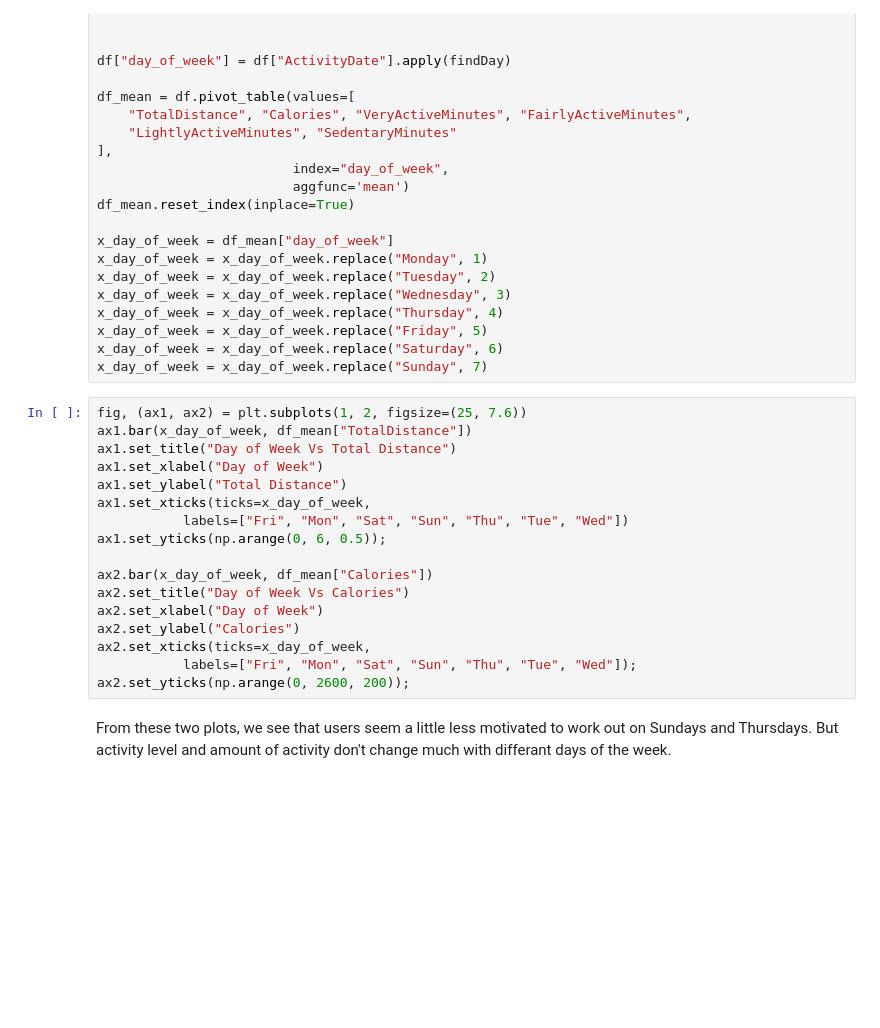
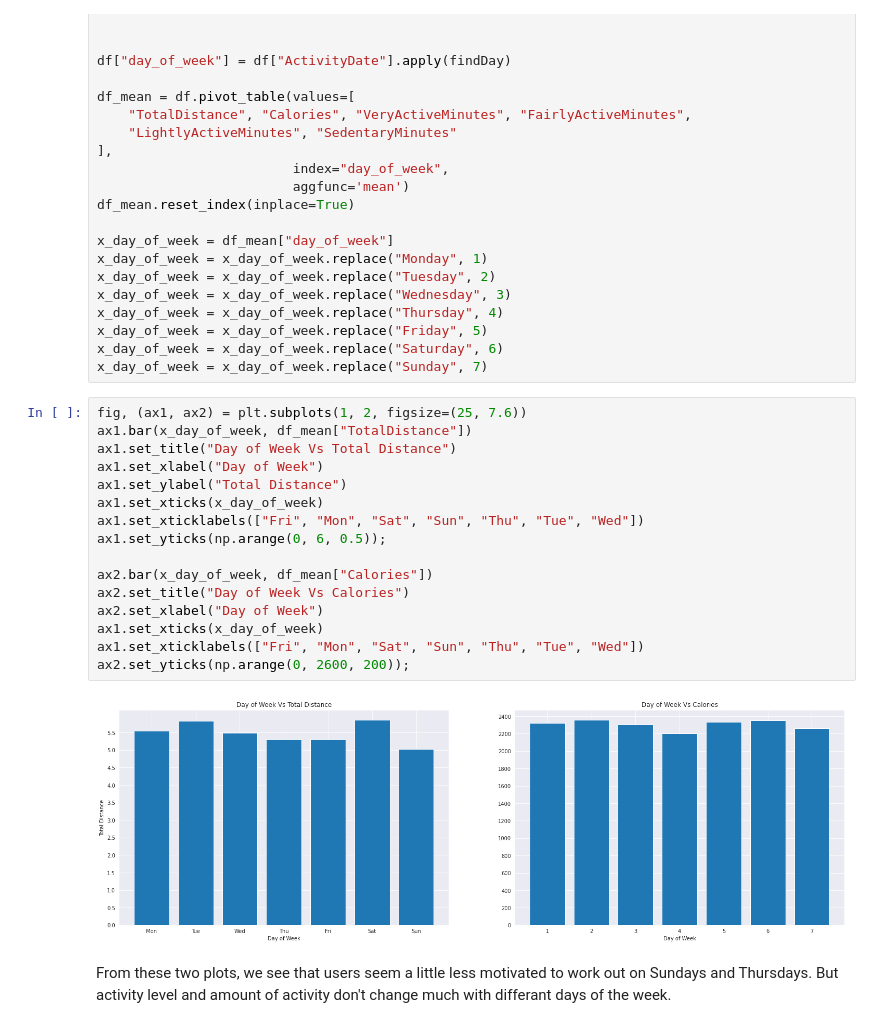
Before and after one commit to onderakacik/FitbitAnalysis, a Jupyter notebook: Final_Project.ipynb, the cells around one changed output. Drawn from its saved outputs; the diff is of its cells as text; blank space fills up the shorter version.

```diff
--- a/Final_Project.ipynb
+++ b/Final_Project.ipynb
@@ -604,20 +730,21 @@ x_day_of_week = x_day_of_week.replace("Sunday", 7)
 # %%
 fig, (ax1, ax2) = plt.subplots(1, 2, figsize=(25, 7.6))
 ax1.bar(x_day_of_week, df_mean["TotalDistance"])
 ax1.set_title("Day of Week Vs Total Distance")
 ax1.set_xlabel("Day of Week")
 ax1.set_ylabel("Total Distance")
-ax1.set_xticks(ticks=x_day_of_week,
-           labels=["Fri", "Mon", "Sat", "Sun", "Thu", "Tue", "Wed"])
+ax1.set_xticks(x_day_of_week)
+ax1.set_xticklabels(["Fri", "Mon", "Sat", "Sun", "Thu", "Tue", "Wed"])
 ax1.set_yticks(np.arange(0, 6, 0.5));
 
 ax2.bar(x_day_of_week, df_mean["Calories"])
 ax2.set_title("Day of Week Vs Calories")
 ax2.set_xlabel("Day of Week")
-ax2.set_ylabel("Calories")
-ax2.set_xticks(ticks=x_day_of_week,
-           labels=["Fri", "Mon", "Sat", "Sun", "Thu", "Tue", "Wed"]);
+ax1.set_xticks(x_day_of_week)
+ax1.set_xticklabels(["Fri", "Mon", "Sat", "Sun", "Thu", "Tue", "Wed"])
 ax2.set_yticks(np.arange(0, 2600, 200));
+# %% [output]
+[figure, added]
 # %% [markdown]
 From these two plots, we see that users seem a little less motivated to work out on Sundays and Thursdays. But activity level and amount of activity don't change much with differant days of the week.
 # %% [markdown]
```
Also changed, not shown: parts of 42 cells of this notebook.
